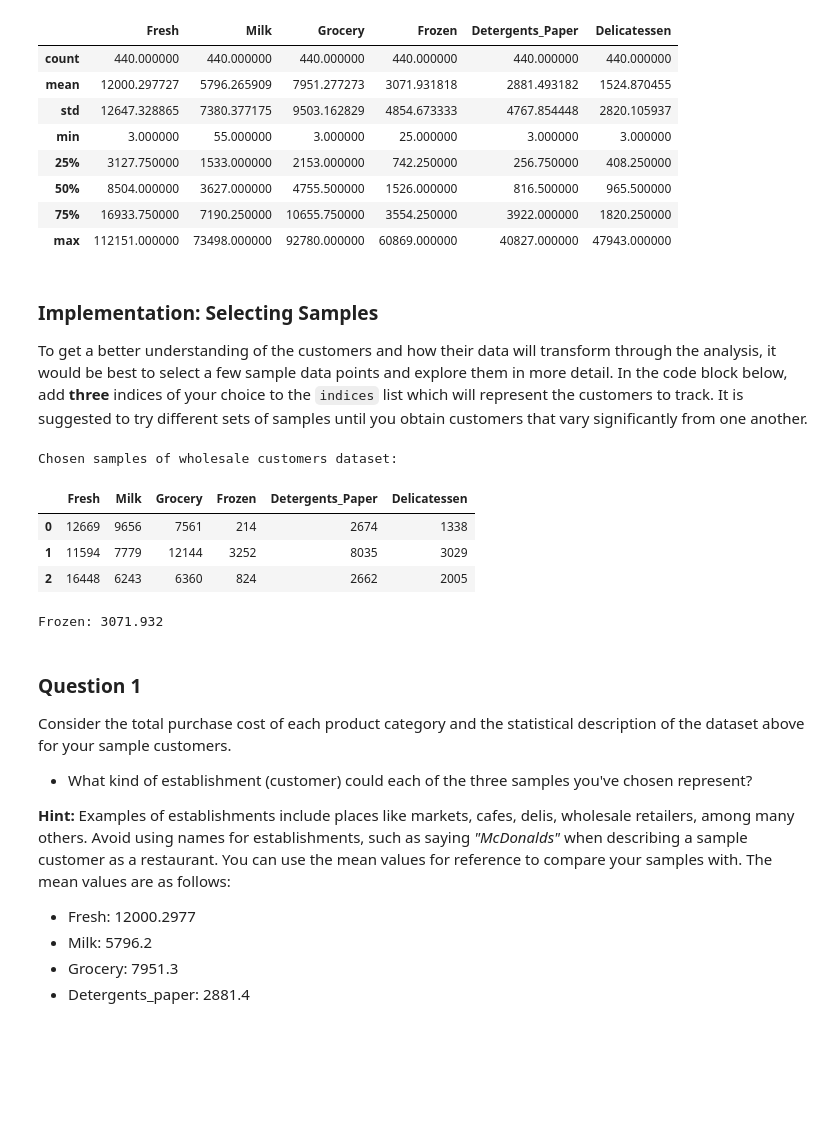
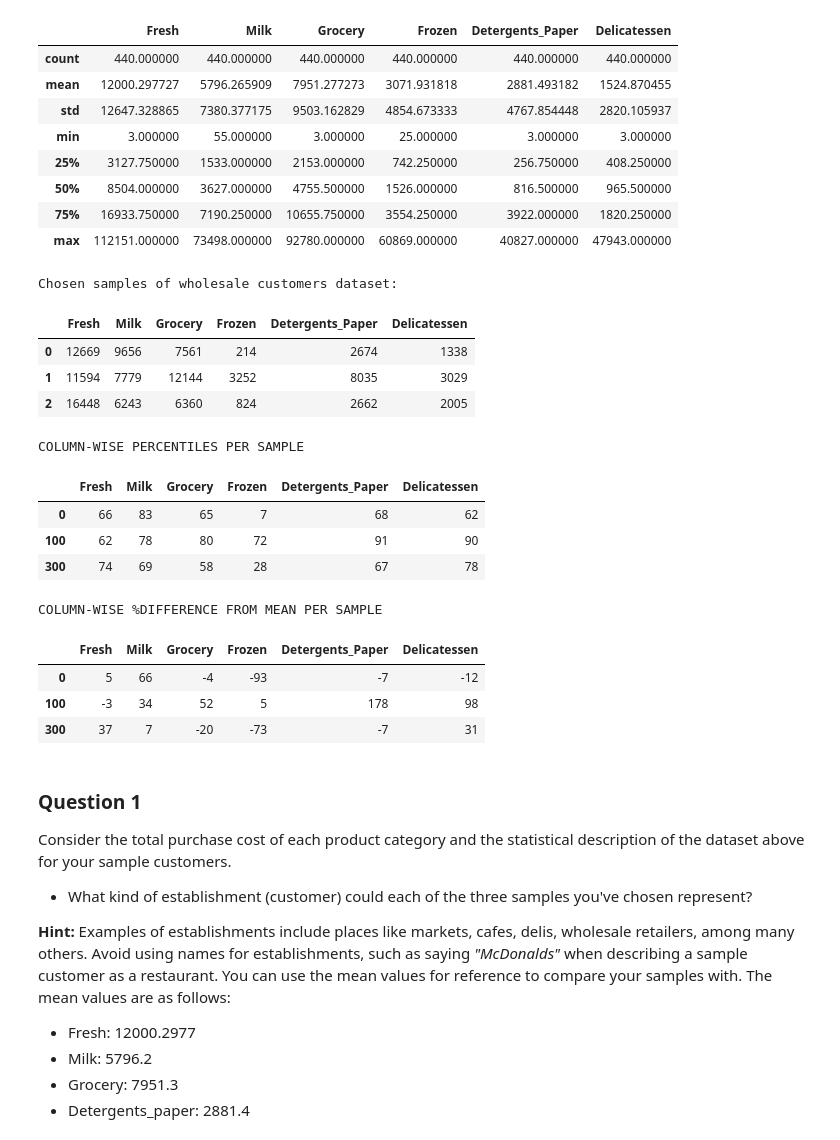
Before and after one commit to cr0309/MLEND, a Jupyter notebook: customer_segments/customer_segments.ipynb, the cells around one changed output. Cells and saved outputs as stored; diff of their text form; code cells hidden in the pictures; blank space fills up the shorter version.

Commit message:
Add files via upload
added better answers to #1 and #10 in notebook, then updated html

```diff
--- a/customer_segments/customer_segments.ipynb
+++ b/customer_segments/customer_segments.ipynb
@@ -55,9 +58,6 @@ display(data.describe())
 | 50% | 8504.000000 | 3627.000000 | 4755.500000 | 1526.000000 | 816.500000 | 965.500000 |
 | 75% | 16933.750000 | 7190.250000 | 10655.750000 | 3554.250000 | 3922.000000 | 1820.250000 |
 | max | 112151.000000 | 73498.000000 | 92780.000000 | 60869.000000 | 40827.000000 | 47943.000000 |
-# %% [markdown]
-### Implementation: Selecting Samples
-To get a better understanding of the customers and how their data will transform through the analysis, it would be best to select a few sample data points and explore them in more detail. In the code block below, add **three** indices of your choice to the `indices` list which will represent the customers to track. It is suggested to try different sets of samples until you obtain customers that vary significantly from one another.
 # %%
 # TODO: Select three indices of your choice you wish to sample from the dataset
 indices = [0,100,300]
@@ -72,10 +72,25 @@ Chosen samples of wholesale customers dataset:
 | 0 | 12669 | 9656 | 7561 | 214 | 2674 | 1338 |
 | 1 | 11594 | 7779 | 12144 | 3252 | 8035 | 3029 |
 | 2 | 16448 | 6243 | 6360 | 824 | 2662 | 2005 |
-# %%
-print("Frozen: {:.3f}".format(data.Frozen.mean()))
-# %% [output]
-Frozen: 3071.932
+# %%
+data_percentiles = data.apply(lambda col: (col.rank(pct=True)*100).astype(int))
+print("COLUMN-WISE PERCENTILES PER SAMPLE")
+display(data_percentiles.iloc[indices])
+
+print("COLUMN-WISE %DIFFERENCE FROM MEAN PER SAMPLE")
+data_meandiff = data.apply(lambda col: ((col-col.mean())/col.mean()*100).astype(int))
+display(data_meandiff.iloc[indices])
+# %% [output]
+COLUMN-WISE PERCENTILES PER SAMPLE
+|  | Fresh | Milk | Grocery | Frozen | Detergents_Paper | Delicatessen |
+| 0 | 66 | 83 | 65 | 7 | 68 | 62 |
+| 100 | 62 | 78 | 80 | 72 | 91 | 90 |
+| 300 | 74 | 69 | 58 | 28 | 67 | 78 |
+COLUMN-WISE %DIFFERENCE FROM MEAN PER SAMPLE
+|  | Fresh | Milk | Grocery | Frozen | Detergents_Paper | Delicatessen |
+| 0 | 5 | 66 | -4 | -93 | -7 | -12 |
+| 100 | -3 | 34 | 52 | 5 | 178 | 98 |
+| 300 | 37 | 7 | -20 | -73 | -7 | 31 |
 # %% [markdown]
 ### Question 1
 Consider the total purchase cost of each product category and the statistical description of the dataset above for your sample customers.
```
Also changed, not shown: parts of 5 cells of this notebook, 1 other file.
